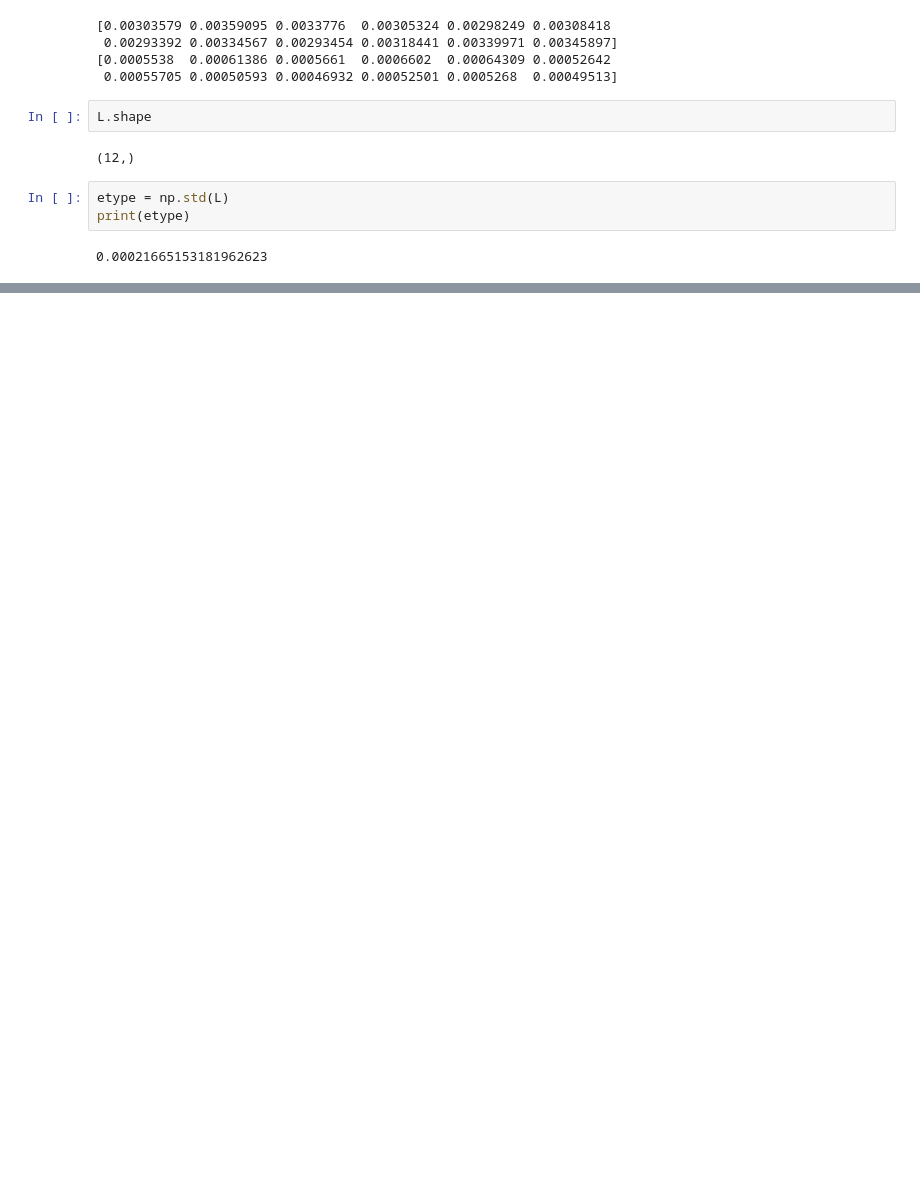
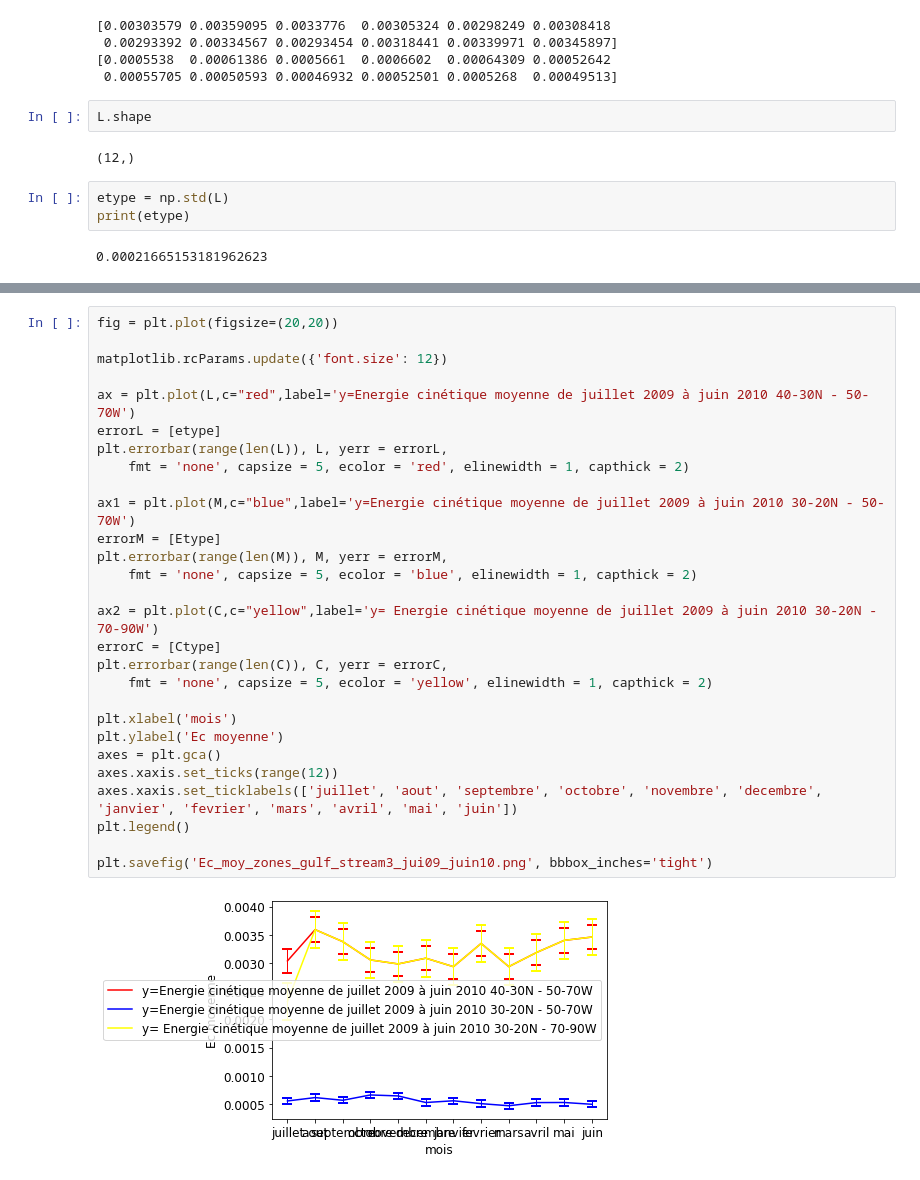
Before and after one commit to roussilh/Bathy, a Jupyter notebook: EC_plot_gulf_stream.ipynb, the cells around one changed output, grey strips where cells are left out. Cells and saved outputs as stored; diff of their text form; blank space fills up the shorter version.

```diff
--- a/EC_plot_gulf_stream.ipynb
+++ b/EC_plot_gulf_stream.ipynb
@@ -77,0 +99,30 @@ plt.savefig('Ec_moy_zones_gulf_stream_jui09_juin10.png', bbbox_inches='tight')
+# %%
+fig = plt.plot(figsize=(20,20))
+
+matplotlib.rcParams.update({'font.size': 12})
+
+ax = plt.plot(L,c="red",label='y=Energie cinétique moyenne de juillet 2009 à juin 2010 40-30N - 50-70W')
+errorL = [etype]
+plt.errorbar(range(len(L)), L, yerr = errorL,
+    fmt = 'none', capsize = 5, ecolor = 'red', elinewidth = 1, capthick = 2)
+
+ax1 = plt.plot(M,c="blue",label='y=Energie cinétique moyenne de juillet 2009 à juin 2010 30-20N - 50-70W')
+errorM = [Etype]
+plt.errorbar(range(len(M)), M, yerr = errorM,
+    fmt = 'none', capsize = 5, ecolor = 'blue', elinewidth = 1, capthick = 2)
+
+ax2 = plt.plot(C,c="yellow",label='y= Energie cinétique moyenne de juillet 2009 à juin 2010 30-20N - 70-90W')
+errorC = [Ctype]
+plt.errorbar(range(len(C)), C, yerr = errorC,
+    fmt = 'none', capsize = 5, ecolor = 'yellow', elinewidth = 1, capthick = 2)
+
+plt.xlabel('mois')
+plt.ylabel('Ec moyenne')
+axes = plt.gca()
+axes.xaxis.set_ticks(range(12))
+axes.xaxis.set_ticklabels(['juillet', 'aout', 'septembre', 'octobre', 'novembre', 'decembre', 'janvier', 'fevrier', 'mars', 'avril', 'mai', 'juin'])
+plt.legend()
+
+plt.savefig('Ec_moy_zones_gulf_stream3_jui09_juin10.png', bbbox_inches='tight')
+# %% [output]
+[figure, added]
```
Also changed, not shown: parts of 5 cells of this notebook.
